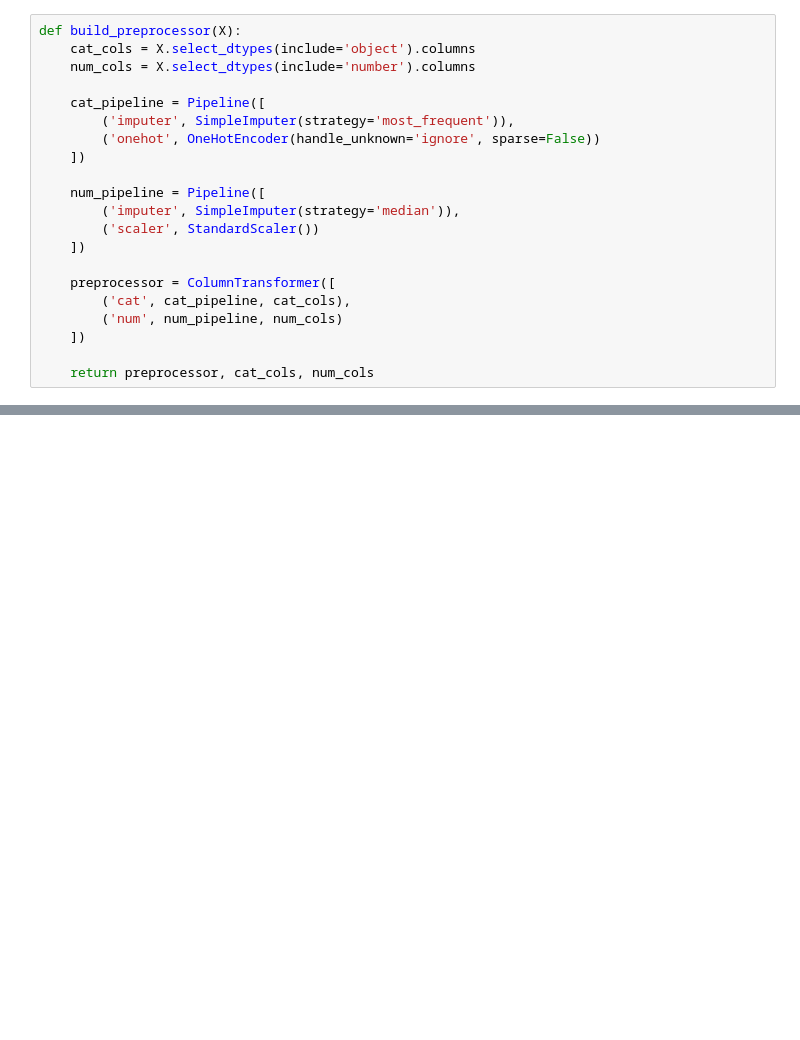
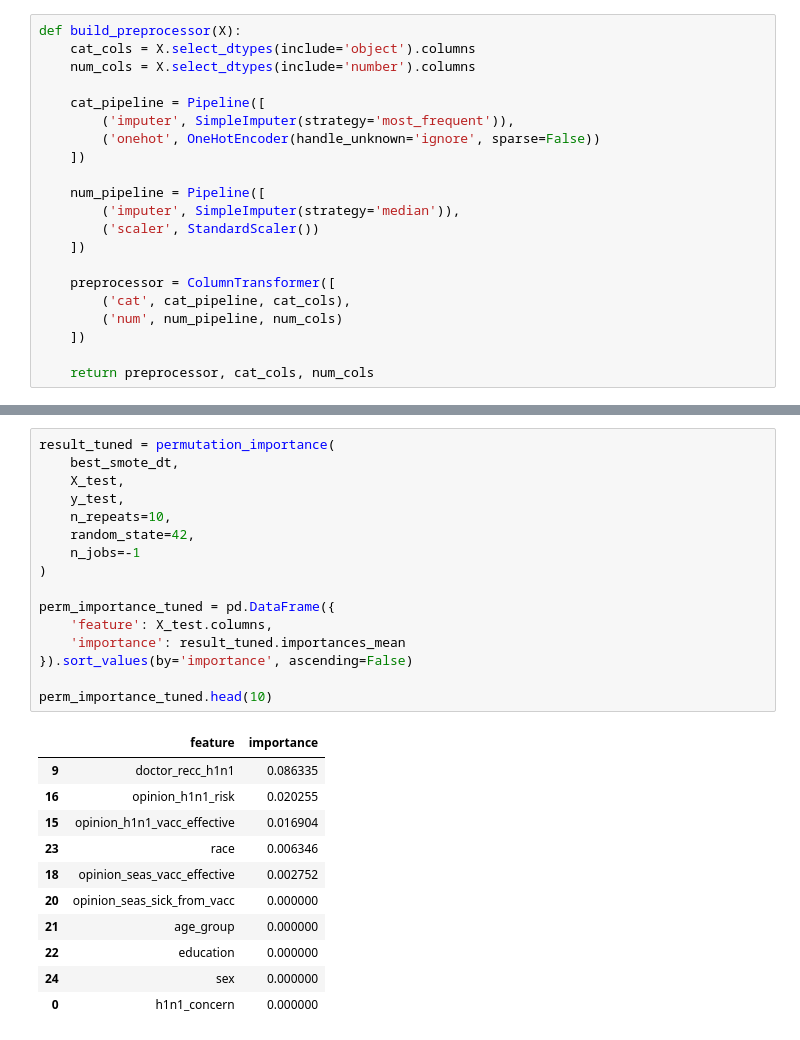
Before and after one commit to just-mawi/Phase-3-Project, a Jupyter notebook: index.ipynb, the cells around one changed output, grey strips where cells are left out. Drawn from its saved outputs; the diff is of its cells as text; blank space fills up the shorter version.

```diff
--- a/index.ipynb
+++ b/index.ipynb
@@ -274,0 +392,28 @@ def build_preprocessor(X):
+# %%
+result_tuned = permutation_importance(
+    best_smote_dt,
+    X_test,
+    y_test,
+    n_repeats=10,
+    random_state=42,
+    n_jobs=-1
+)
+
+perm_importance_tuned = pd.DataFrame({
+    'feature': X_test.columns,
+    'importance': result_tuned.importances_mean
+}).sort_values(by='importance', ascending=False)
+
+perm_importance_tuned.head(10)
+# %% [output]
+|  | feature | importance |
+| 9 | doctor_recc_h1n1 | 0.086335 |
+| 16 | opinion_h1n1_risk | 0.020255 |
+| 15 | opinion_h1n1_vacc_effective | 0.016904 |
+| 23 | race | 0.006346 |
+| 18 | opinion_seas_vacc_effective | 0.002752 |
+| 20 | opinion_seas_sick_from_vacc | 0.000000 |
+| 21 | age_group | 0.000000 |
+| 22 | education | 0.000000 |
+| 24 | sex | 0.000000 |
+| 0 | h1n1_concern | 0.000000 |
```
Also changed, not shown: parts of 14 cells of this notebook.
